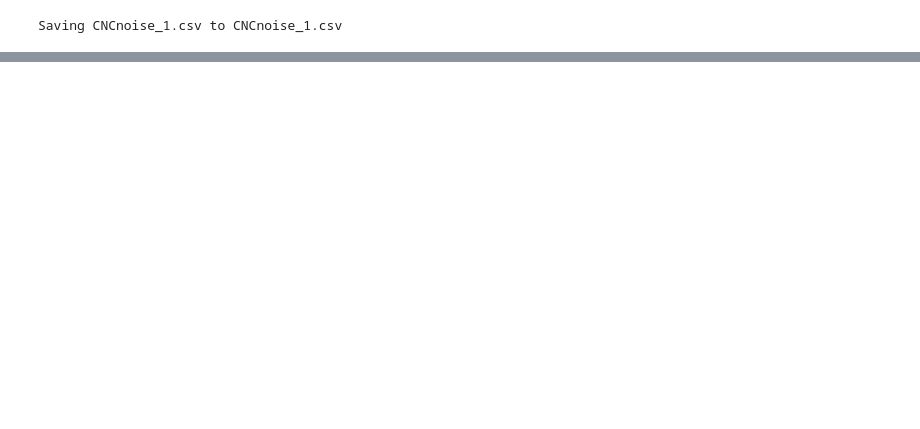
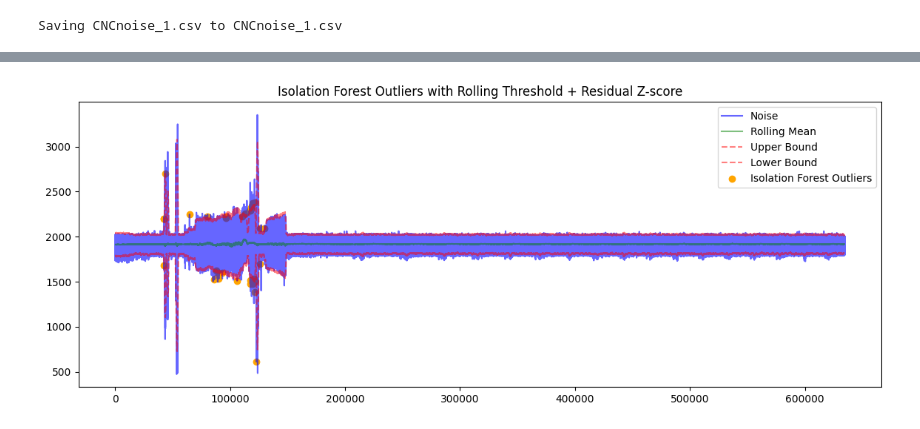
Before and after one commit to kingmin-1225/tensor-project, a Jupyter notebook: methodology/unsupervisor (2).ipynb, the cells around one changed output, grey strips where cells are left out. Saved outputs shown, nothing was run; the diff lists cells and outputs as text; code cells hidden in the pictures; blank space fills up the shorter version.

```diff
--- a/methodology/unsupervisor (2).ipynb
+++ b/methodology/unsupervisor (2).ipynb
@@ -282,0 +154,13 @@ plt.show()
+# %%
+# === 재시각화: Isolation Forest ===
+plt.figure(figsize=(14, 5))
+plt.plot(noise_full, label='Noise', color='blue', alpha=0.6)
+plt.plot(rolling_mean, label='Rolling Mean', color='green', alpha=0.5)
+plt.plot(upper_bound, label='Upper Bound', color='red', linestyle='--', alpha=0.5)
+plt.plot(lower_bound, label='Lower Bound', color='red', linestyle='--', alpha=0.5)
+plt.scatter(np.where(is_outlier_iso)[0], noise_full[is_outlier_iso], color='orange', label='Isolation Forest Outliers')
+plt.title("Isolation Forest Outliers with Rolling Threshold + Residual Z-score")
+plt.legend()
+plt.show()
+# %% [output]
+[figure, added]
```
Also changed, not shown: parts of 47 cells of this notebook.
